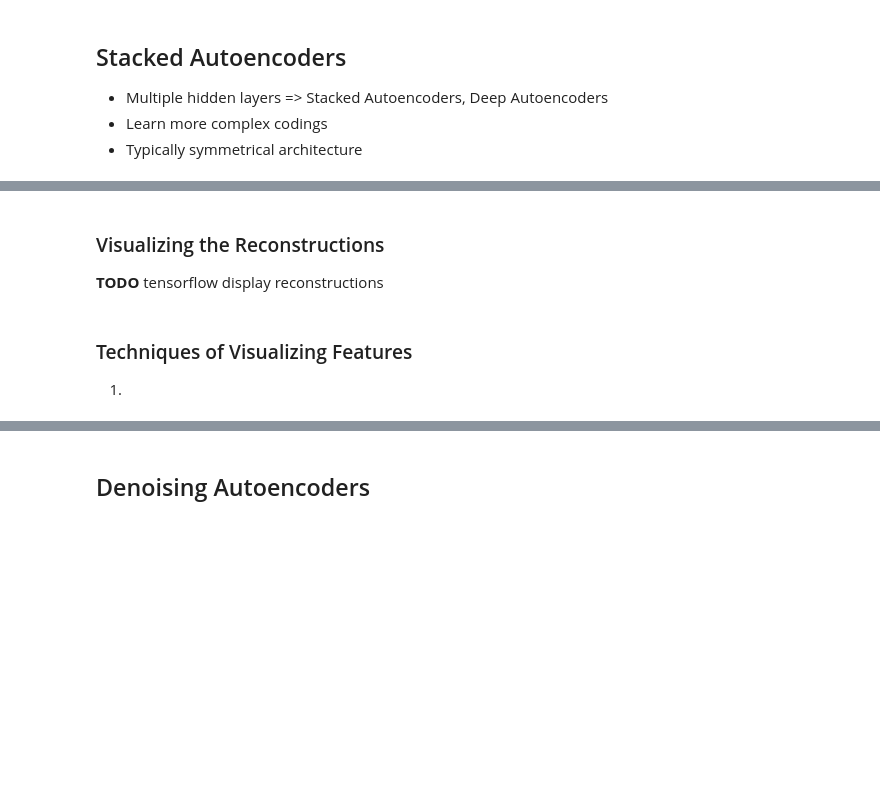
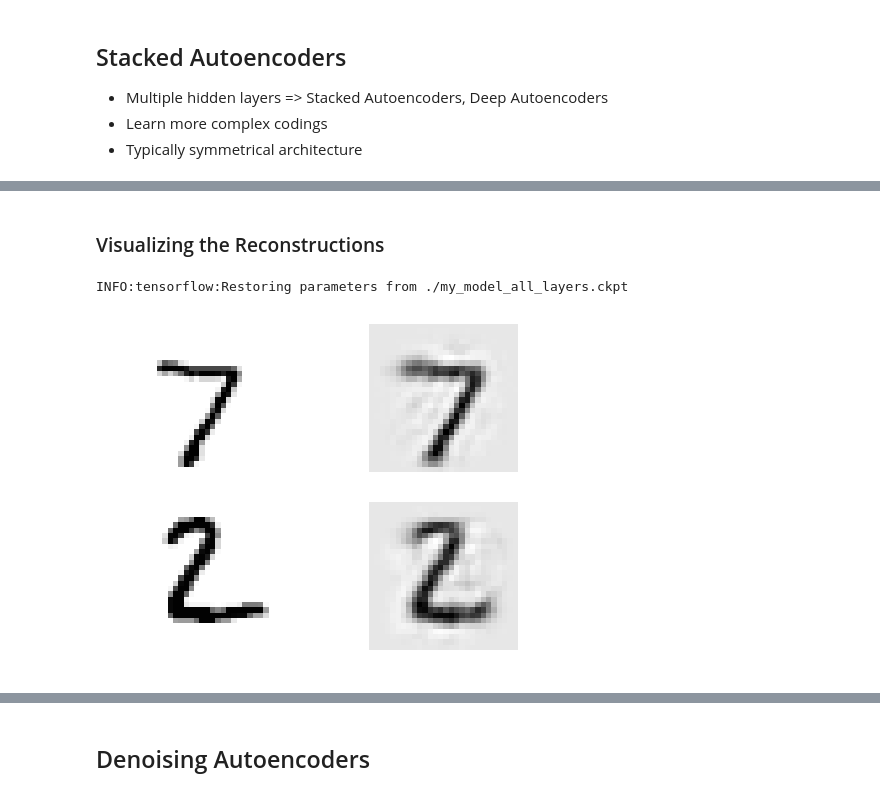
Before and after one commit to gelazari/autoencoder-meetup, a Jupyter notebook: autoencoders.ipynb, the cells around one changed output, grey strips where cells are left out. Drawn from its saved outputs; the diff is of its cells as text; code cells hidden in the pictures; blank space fills up the shorter version.

Commit message:
feature visualization and unsupervised pretraining

```diff
--- a/autoencoders.ipynb
+++ b/autoencoders.ipynb
@@ -271,0 +377,40 @@ plot_codings(pca_norm, autoencoder_norm)
+# %%
+# source: https://github.com/ageron/handson-ml
+reset_graph()
+
+n_inputs = 28 * 28
+n_hidden1 = 300
+n_hidden2 = 150  # codings
+n_hidden3 = n_hidden1
+n_outputs = n_inputs
+
+learning_rate = 0.01
+l2_reg = 0.0001
+
+activation = tf.nn.elu
+regularizer = tf.contrib.layers.l2_regularizer(l2_reg)
+initializer = tf.contrib.layers.variance_scaling_initializer()
+
+X = tf.placeholder(tf.float32, shape=[None, n_inputs])
+
+weights1_init = initializer([n_inputs, n_hidden1])
+weights2_init = initializer([n_hidden1, n_hidden2])
+weights3_init = initializer([n_hidden2, n_hidden3])
+weights4_init = initializer([n_hidden3, n_outputs])
+
+weights1 = tf.Variable(weights1_init, dtype=tf.float32, name="weights1")
+weights2 = tf.Variable(weights2_init, dtype=tf.float32, name="weights2")
+weights3 = tf.Variable(weights3_init, dtype=tf.float32, name="weights3")
+weights4 = tf.Variable(weights4_init, dtype=tf.float32, name="weights4")
+
+biases1 = tf.Variable(tf.zeros(n_hidden1), name="biases1")
+biases2 = tf.Variable(tf.zeros(n_hidden2), name="biases2")
+biases3 = tf.Variable(tf.zeros(n_hidden3), name="biases3")
+biases4 = tf.Variable(tf.zeros(n_outputs), name="biases4")
+
+hidden1 = activation(tf.matmul(X, weights1) + biases1)
+hidden2 = activation(tf.matmul(hidden1, weights2) + biases2)
+hidden3 = activation(tf.matmul(hidden2, weights3) + biases3)
+outputs = tf.matmul(hidden3, weights4) + biases4
+
+reconstruction_loss = tf.reduce_mean(tf.square(outputs - X))
@@ -272,8 +473,7 @@ plot_codings(pca_norm, autoencoder_norm)
 # %% [markdown]
 ### Visualizing the Reconstructions
-
-**TODO** tensorflow display reconstructions
-# %% [markdown]
-### Techniques of Visualizing Features
-
-1.
+# %%
+show_reconstructed_digits(X, outputs)
+# %% [output]
+INFO:tensorflow:Restoring parameters from ./my_model_all_layers.ckpt
+[figure, added]
```
Also changed, not shown: parts of 21 cells of this notebook.
